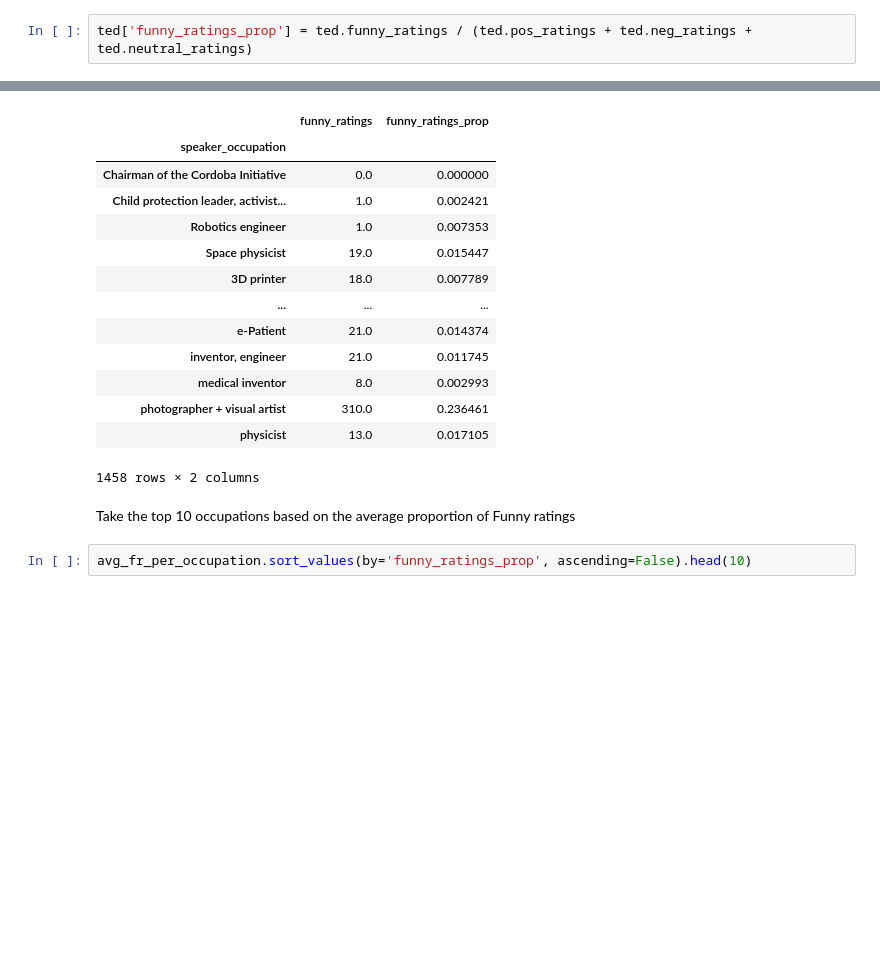
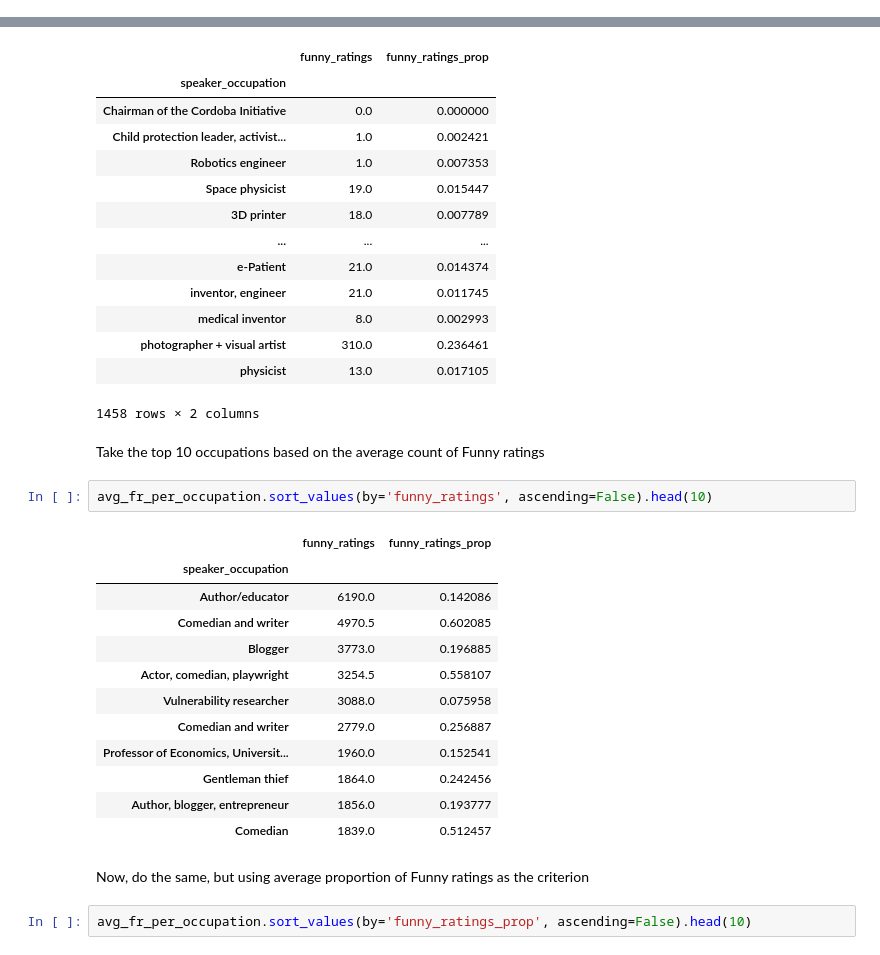
Before and after one commit to programiranje3/pandas2020, a Jupyter notebook: TED_Talks_Pandas_P3_tutorial.ipynb, the cells around one changed output, grey strips where cells are left out. Cells and saved outputs as stored; diff of their text form; blank space fills up the shorter version.

```diff
--- a/TED_Talks_Pandas_P3_tutorial.ipynb
+++ b/TED_Talks_Pandas_P3_tutorial.ipynb
@@ -836,2 +837,0 @@ Therefore, instead of considering as the funniest those talk with the highest ab
-# %%
-ted['funny_ratings_prop'] = ted.funny_ratings / (ted.pos_ratings + ted.neg_ratings + ted.neutral_ratings)
@@ -872,7 +890,24 @@ avg_fr_per_occupation
 | physicist | 13.0 | 0.017105 |
 1458 rows × 2 columns
 # %% [markdown]
-Take the top 10 occupations based on the average proportion of Funny ratings
+Take the top 10 occupations based on the average count of Funny ratings
+# %%
+avg_fr_per_occupation.sort_values(by='funny_ratings', ascending=False).head(10)
+# %% [output]
+|  | funny_ratings | funny_ratings_prop |
+| speaker_occupation |  |  |
+| Author/educator | 6190.0 | 0.142086 |
+| Comedian and writer | 4970.5 | 0.602085 |
+| Blogger | 3773.0 | 0.196885 |
+| Actor, comedian, playwright | 3254.5 | 0.558107 |
+| Vulnerability researcher | 3088.0 | 0.075958 |
+| Comedian and writer | 2779.0 | 0.256887 |
+| Professor of Economics, Universit... | 1960.0 | 0.152541 |
+| Gentleman thief | 1864.0 | 0.242456 |
+| Author, blogger, entrepreneur | 1856.0 | 0.193777 |
+| Comedian | 1839.0 | 0.512457 |
+# %% [markdown]
+Now, do the same, but using average proportion of Funny ratings as the criterion
 # %%
 avg_fr_per_occupation.sort_values(by='funny_ratings_prop', ascending=False).head(10)
 # %% [output]
```
Also changed, not shown: parts of 40 cells of this notebook, 1 other file.
